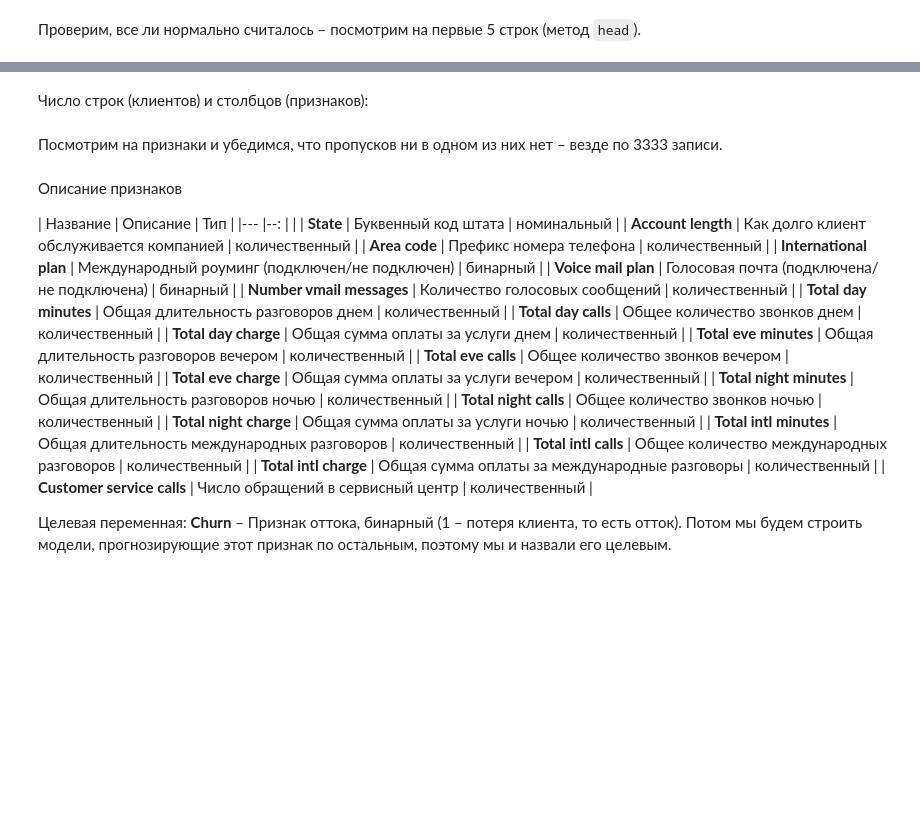
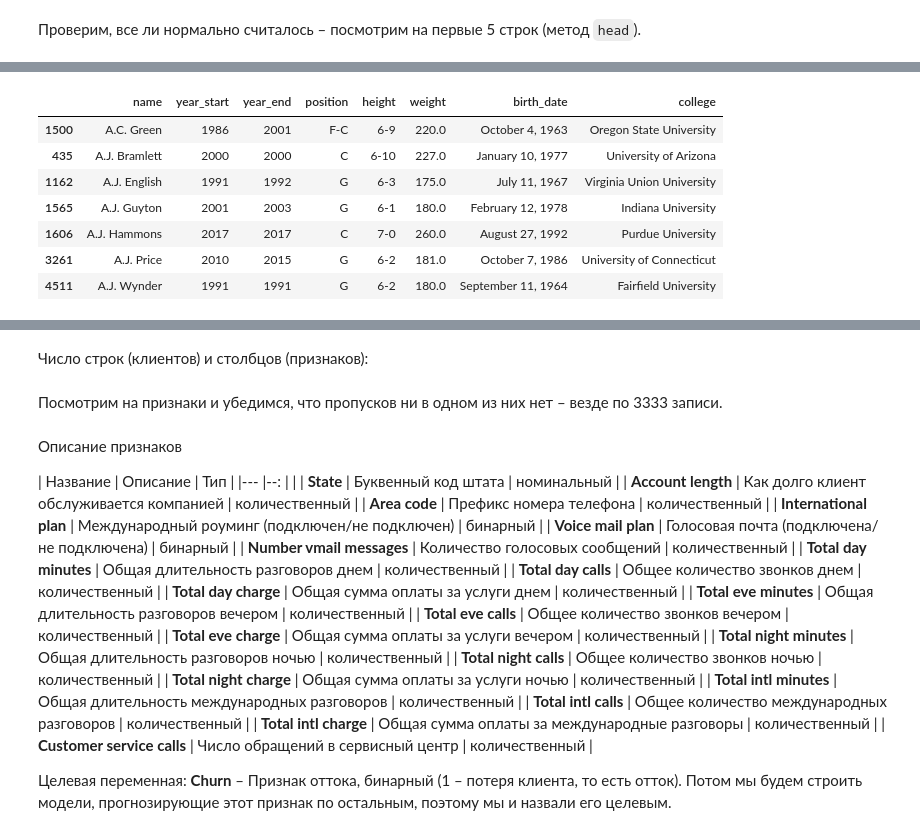
Before and after one commit to LialinMaxim/ML-hillel, a Jupyter notebook: hw/4_Pandas_visualisations/hw_pandas_visualisation__lailin_max.ipynb, the cells around one changed output, grey strips where cells are left out. Cells and saved outputs as stored; diff of their text form; code cells hidden in the pictures; blank space fills up the shorter version.

```diff
--- a/hw/4_Pandas_visualisations/hw_pandas_visualisation__lailin_max.ipynb
+++ b/hw/4_Pandas_visualisations/hw_pandas_visualisation__lailin_max.ipynb
@@ -28,0 +61,11 @@ df.head()
+# %%
+df_data.sort_values('name')[:7]
+# %% [output]
+|  | name | year_start | year_end | position | height | weight | birth_date | college |
+| 1500 | A.C. Green | 1986 | 2001 | F-C | 6-9 | 220.0 | October 4, 1963 | Oregon State University |
+| 435 | A.J. Bramlett | 2000 | 2000 | C | 6-10 | 227.0 | January 10, 1977 | University of Arizona |
+| 1162 | A.J. English | 1991 | 1992 | G | 6-3 | 175.0 | July 11, 1967 | Virginia Union University |
+| 1565 | A.J. Guyton | 2001 | 2003 | G | 6-1 | 180.0 | February 12, 1978 | Indiana University |
+| 1606 | A.J. Hammons | 2017 | 2017 | C | 7-0 | 260.0 | August 27, 1992 | Purdue University |
+| 3261 | A.J. Price | 2010 | 2015 | G | 6-2 | 181.0 | October 7, 1986 | University of Connecticut |
+| 4511 | A.J. Wynder | 1991 | 1991 | G | 6-2 | 180.0 | September 11, 1964 | Fairfield University |
```
Also changed, not shown: parts of 7 cells of this notebook.
